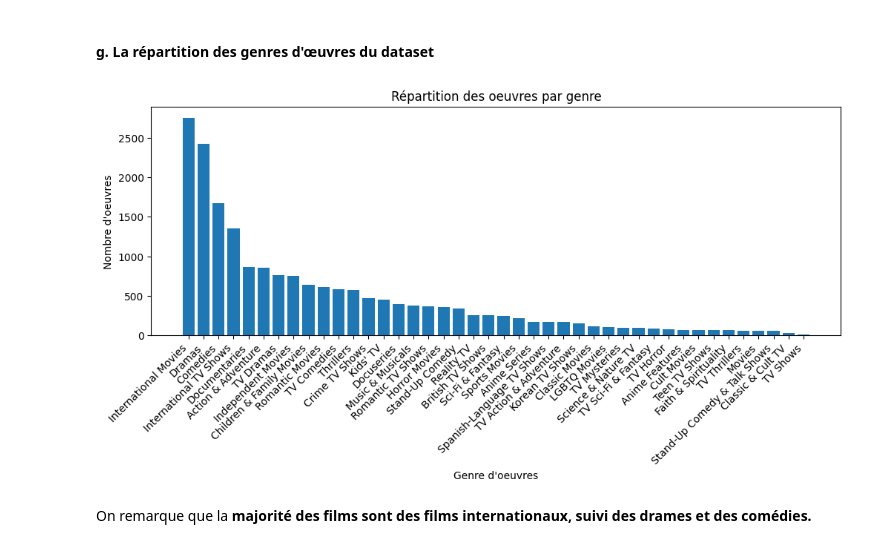
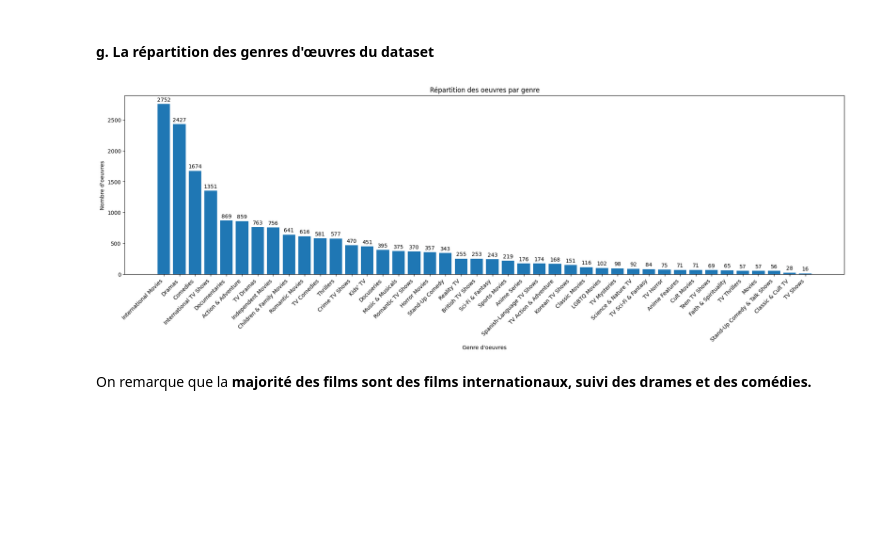
Before and after one commit to leo-carrey/Netflix-Insights, a Jupyter notebook: Netflix Data Analysis.ipynb, the cells around one changed output. Saved outputs shown, nothing was run; the diff lists cells and outputs as text; code cells hidden in the pictures; blank space fills up the shorter version.

Commit message:
Fillna on ratings and add values in barplots

```diff
--- a/Netflix Data Analysis.ipynb
+++ b/Netflix Data Analysis.ipynb
@@ -706,12 +722,26 @@ Ceci s'explique en partie car **Netflix a considérablement augmenté son budget
+# %%
+# On remplace les NaN par "Unknown"
+df["rating"] = df["rating"].fillna("Unknown")
 # %%
 # On récupère les ratings
 rating_counts = df["rating"].value_counts()
 
+ax = plt.gca()
 # On affiche
-plt.bar(rating_counts.index, rating_counts)
+bars = plt.bar(rating_counts.index, rating_counts)
+
+for bar in bars:
+    height = bar.get_height()
+    ax.annotate(height,
+                xy=(bar.get_x() + bar.get_width() / 2, height),
+                xytext=(0, 3),  # décalage du texte par rapport à la barre
+                textcoords="offset points",
+                ha='center', va='bottom')
+
 plt.xlabel("Ratings")
 plt.ylabel("Nombre d'oeuvres")
 plt.title("Répartition du nombre d'oeuvres par rating")
 plt.xticks(rotation=45, ha="right")
+
 plt.show()
 # %% [output]
@@ -769,9 +800,18 @@ On remarque que la **majorité des films ont une durée entre 75 et 125 minutes*
 tv_shows = df_tv_shows["duration"].value_counts()
 
 # On affiche
-plt.bar(tv_shows.index, tv_shows)
+ax = plt.gca()
+bars = plt.bar(tv_shows.index, tv_shows)
+for bar in bars:
+    height = bar.get_height()
+    ax.annotate(height,
+                xy=(bar.get_x() + bar.get_width() / 2, height),
+                xytext=(0, 3),  # décalage du texte par rapport à la barre
+                textcoords="offset points",
+                ha='center', va='bottom')
+
 plt.xticks(tv_shows.index)
-plt.xlabel("Durée (en minutes)")
+plt.xlabel("Durée (en saisons)")
 plt.ylabel("Nombre de séries")
 plt.title("Répartition des séries par durée")
 plt.show()
@@ -786,15 +826,23 @@ Cela peut s'expliquer par le fait que **Netflix produit lui même la majorité d
 # %%
 genre_counts = df["listed_in"].explode().str.strip().value_counts()
 
-plt.figure(figsize=(12, 4))
-plt.bar(genre_counts.index, genre_counts)
+plt.figure(figsize=(24, 6))
+ax = plt.gca()
+bars = plt.bar(genre_counts.index, genre_counts)
+for bar in bars:
+    height = bar.get_height()
+    ax.annotate(height,
+                xy=(bar.get_x() + bar.get_width() / 2, height),
+                xytext=(0, 3),  # décalage du texte par rapport à la barre
+                textcoords="offset points",
+                ha='center', va='bottom')
 plt.xlabel("Genre d'oeuvres")
 plt.ylabel("Nombre d'oeuvres")
 plt.title("Répartition des oeuvres par genre")
 plt.xticks(rotation=45, ha="right")
 plt.show()
 # %% [output]
-[figure, old version]
+[figure, new version]
 # %% [markdown]
 On remarque que la **majorité des films sont des films internationaux, suivi des drames et des comédies.**
 # %% [markdown]
```
Also changed, not shown: parts of 21 cells of this notebook.
